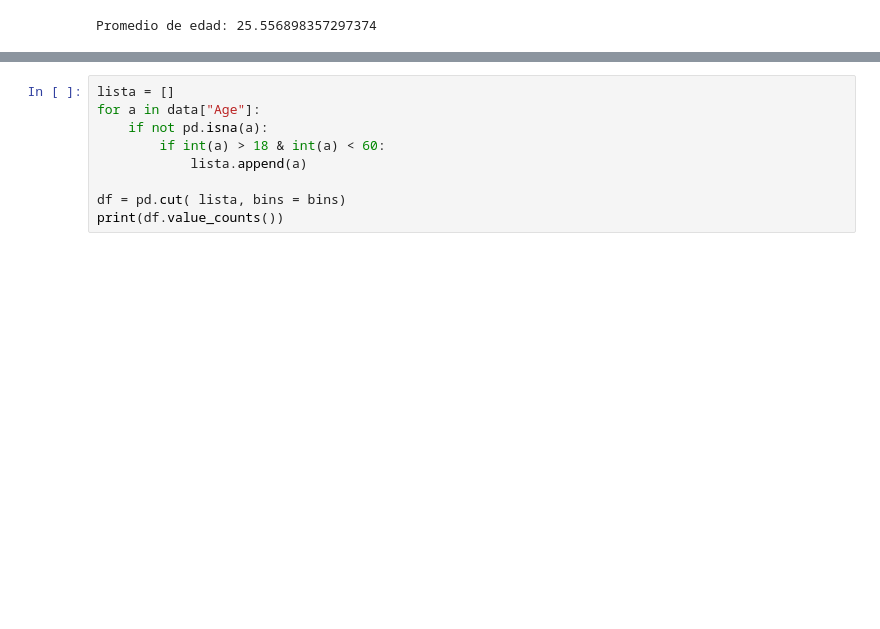
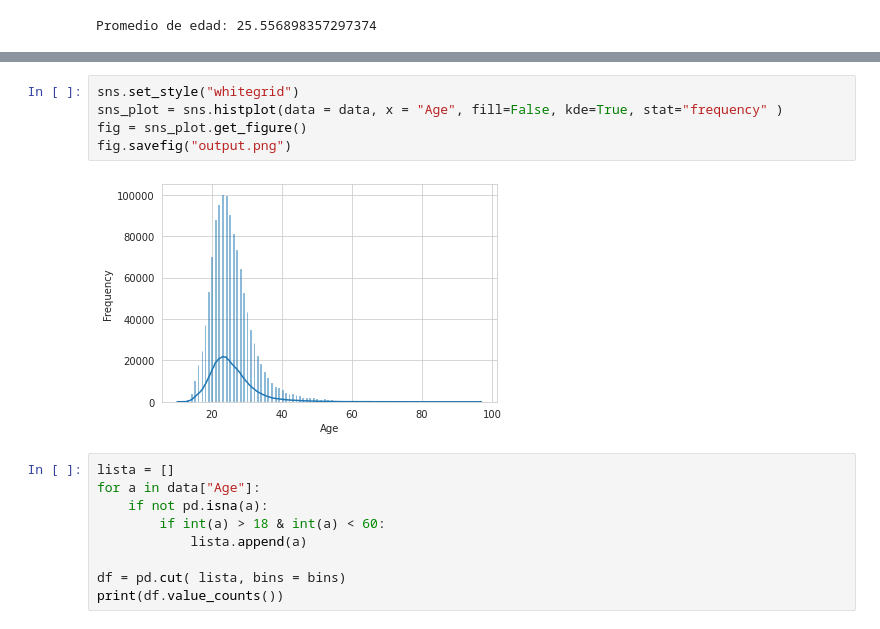
Before and after one commit to stbs22/scripts, a Jupyter notebook: Python/plot.ipynb, the cells around one changed output, grey strips where cells are left out. Drawn from its saved outputs; the diff is of its cells as text; blank space fills up the shorter version.

```diff
--- a/Python/plot.ipynb
+++ b/Python/plot.ipynb
@@ -42,3 +60,10 @@ edad = data["Age"]
+# %%
+sns.set_style("whitegrid")
+sns_plot = sns.histplot(data = data, x = "Age", fill=False, kde=True, stat="frequency" )
+fig = sns_plot.get_figure()
+fig.savefig("output.png")
+# %% [output]
+[figure, added]
 # %%
 lista = []
 for a in data["Age"]:
```
Also changed, not shown: parts of 4 cells of this notebook, 2 other files.
